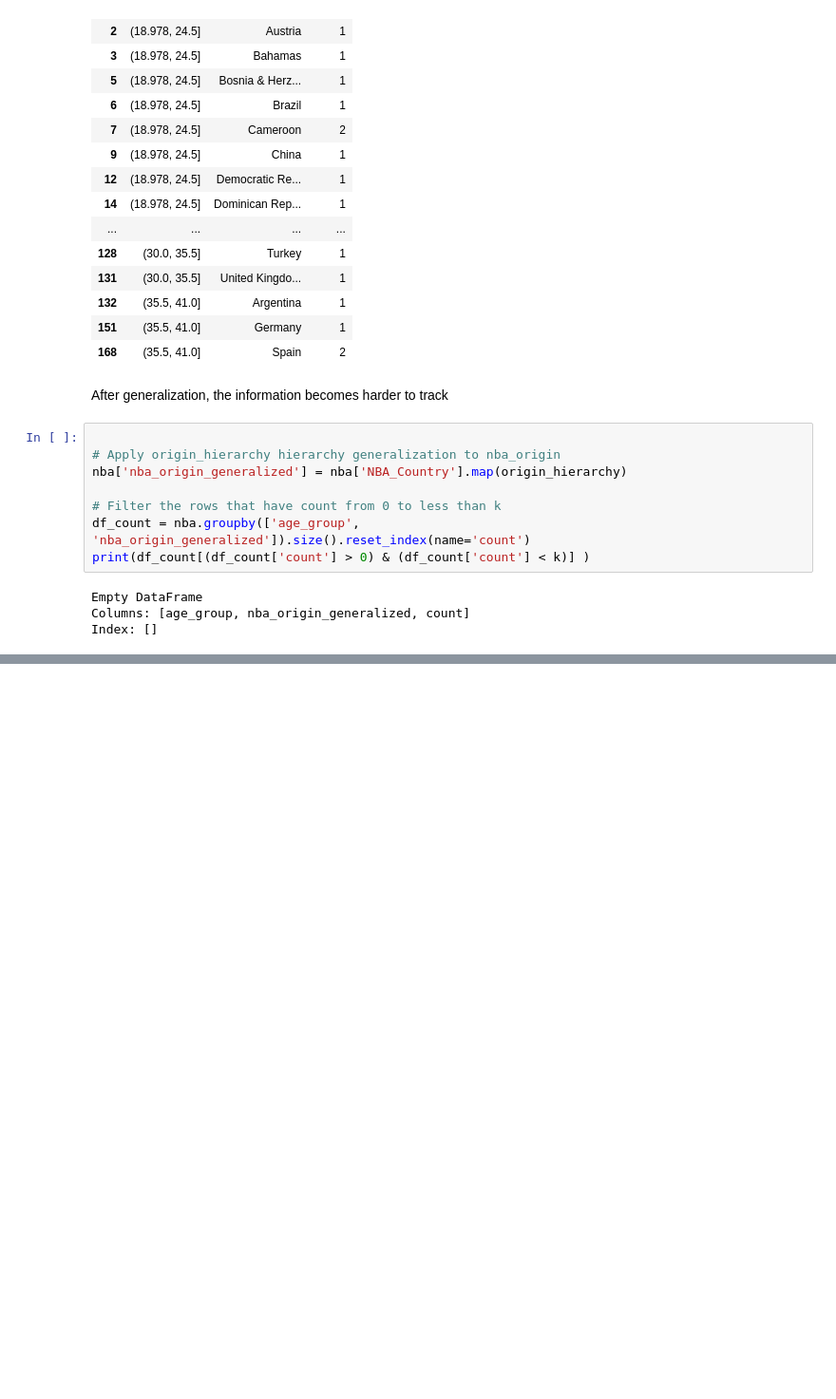
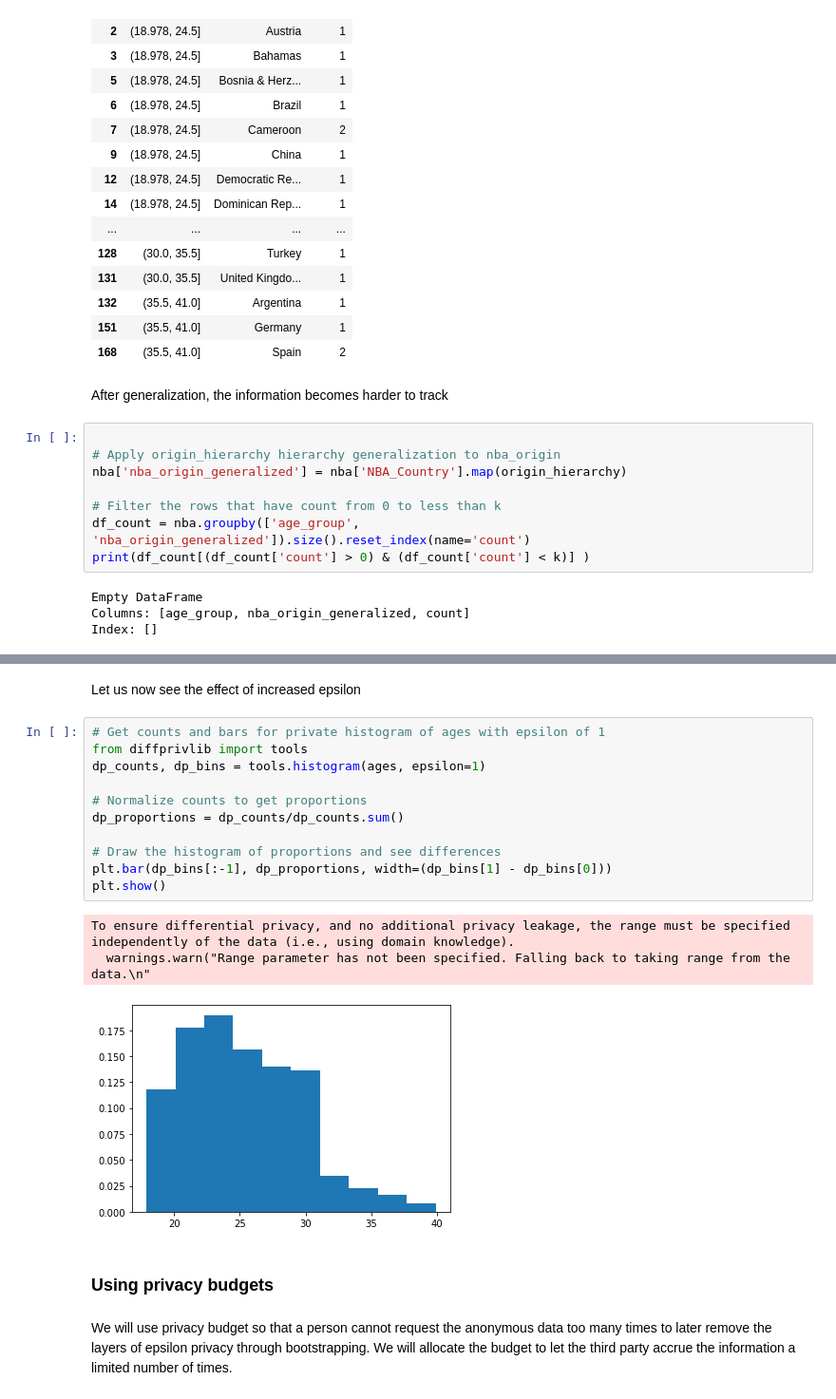
Before and after one commit to syednayeemridwan/data-science-projects, a Jupyter notebook: Data Anonymization and Release/data anonymization.ipynb, the cells around one changed output, grey strips where cells are left out. Shown at 95% size. Saved outputs shown, nothing was run; the diff lists cells and outputs as text; blank space fills up the shorter version.

```diff
--- a/Data Anonymization and Release/data anonymization.ipynb
+++ b/Data Anonymization and Release/data anonymization.ipynb
@@ -409,0 +446,21 @@ Index: []
+# %% [markdown]
+Let us now see the effect of increased epsilon
+# %%
+# Get counts and bars for private histogram of ages with epsilon of 1
+from diffprivlib import tools
+dp_counts, dp_bins = tools.histogram(ages, epsilon=1)
+
+# Normalize counts to get proportions
+dp_proportions = dp_counts/dp_counts.sum()
+
+# Draw the histogram of proportions and see differences
+plt.bar(dp_bins[:-1], dp_proportions, width=(dp_bins[1] - dp_bins[0]))
+plt.show()
+# %% [output]
+To ensure differential privacy, and no additional privacy leakage, the range must be specified independently of the data (i.e., using domain knowledge).
+  warnings.warn("Range parameter has not been specified. Falling back to taking range from the data.\n"
+[figure, added]
+# %% [markdown]
+### Using privacy budgets
+# %% [markdown]
+We will use privacy budget so that a person cannot request the anonymous data too many times to later remove the layers of epsilon privacy through bootstrapping. We will allocate the budget to let the third party accrue the information a limited number of times.
```
Also changed, not shown: parts of 17 cells of this notebook.
